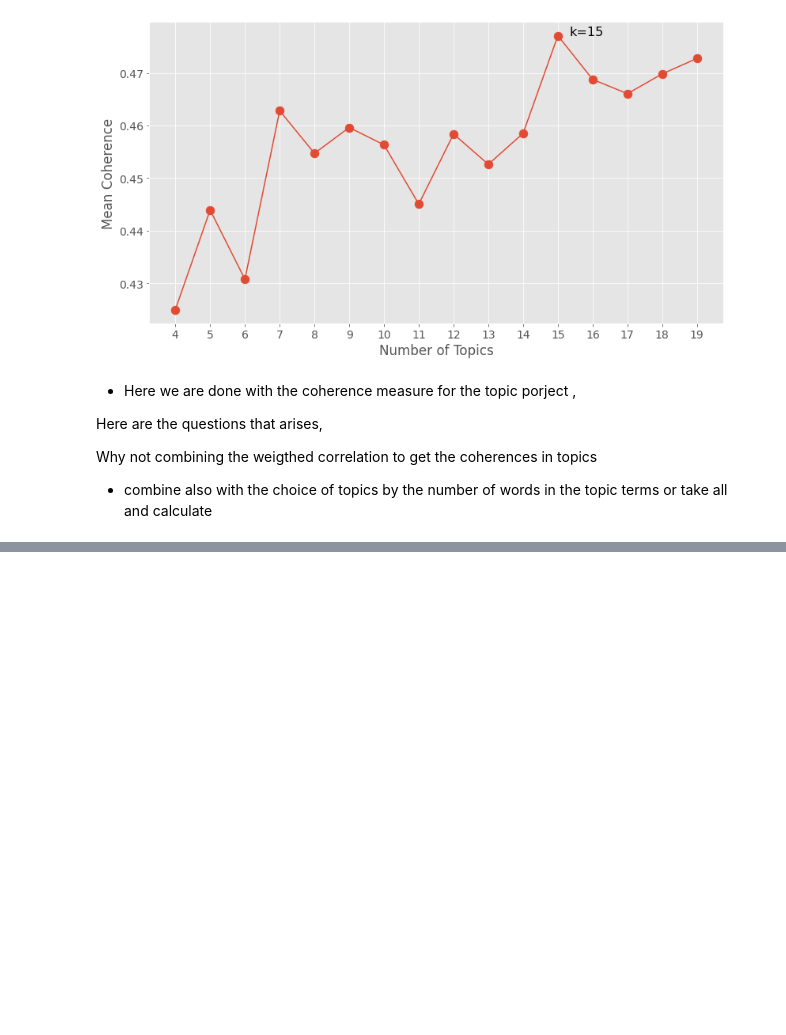
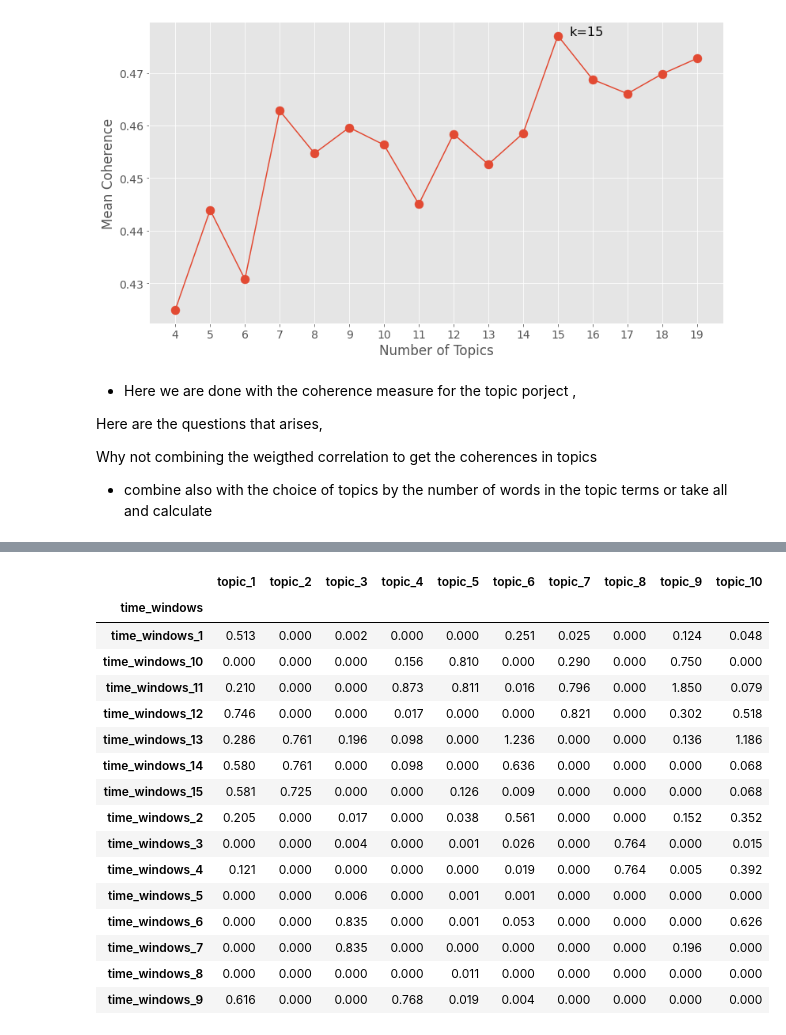
Before and after one commit to espoirMur/balobi_nini, a Jupyter notebook: notebooks/2.Dynamic_Topic_Modeling.ipynb, the cells around one changed output, grey strips where cells are left out. Saved outputs shown, nothing was run; the diff lists cells and outputs as text; code cells hidden in the pictures; blank space fills up the shorter version.

```diff
--- a/notebooks/2.Dynamic_Topic_Modeling.ipynb
+++ b/notebooks/2.Dynamic_Topic_Modeling.ipynb
@@ -502,0 +1016,20 @@ def create_topic_model(windows_doc):
+# %%
+time_windows_doc_topics
+# %% [output]
+|  | topic_1 | topic_2 | topic_3 | topic_4 | topic_5 | topic_6 | topic_7 | topic_8 | topic_9 | topic_10 |
+| time_windows |  |  |  |  |  |  |  |  |  |  |
+| time_windows_1 | 0.513 | 0.000 | 0.002 | 0.000 | 0.000 | 0.251 | 0.025 | 0.000 | 0.124 | 0.048 |
+| time_windows_10 | 0.000 | 0.000 | 0.000 | 0.156 | 0.810 | 0.000 | 0.290 | 0.000 | 0.750 | 0.000 |
+| time_windows_11 | 0.210 | 0.000 | 0.000 | 0.873 | 0.811 | 0.016 | 0.796 | 0.000 | 1.850 | 0.079 |
+| time_windows_12 | 0.746 | 0.000 | 0.000 | 0.017 | 0.000 | 0.000 | 0.821 | 0.000 | 0.302 | 0.518 |
+| time_windows_13 | 0.286 | 0.761 | 0.196 | 0.098 | 0.000 | 1.236 | 0.000 | 0.000 | 0.136 | 1.186 |
+| time_windows_14 | 0.580 | 0.761 | 0.000 | 0.098 | 0.000 | 0.636 | 0.000 | 0.000 | 0.000 | 0.068 |
+| time_windows_15 | 0.581 | 0.725 | 0.000 | 0.000 | 0.126 | 0.009 | 0.000 | 0.000 | 0.000 | 0.068 |
+| time_windows_2 | 0.205 | 0.000 | 0.017 | 0.000 | 0.038 | 0.561 | 0.000 | 0.000 | 0.152 | 0.352 |
+| time_windows_3 | 0.000 | 0.000 | 0.004 | 0.000 | 0.001 | 0.026 | 0.000 | 0.764 | 0.000 | 0.015 |
+| time_windows_4 | 0.121 | 0.000 | 0.000 | 0.000 | 0.000 | 0.019 | 0.000 | 0.764 | 0.005 | 0.392 |
+| time_windows_5 | 0.000 | 0.000 | 0.006 | 0.000 | 0.001 | 0.001 | 0.000 | 0.000 | 0.000 | 0.000 |
+| time_windows_6 | 0.000 | 0.000 | 0.835 | 0.000 | 0.001 | 0.053 | 0.000 | 0.000 | 0.000 | 0.626 |
+| time_windows_7 | 0.000 | 0.000 | 0.835 | 0.000 | 0.000 | 0.000 | 0.000 | 0.000 | 0.196 | 0.000 |
+| time_windows_8 | 0.000 | 0.000 | 0.000 | 0.000 | 0.011 | 0.000 | 0.000 | 0.000 | 0.000 | 0.000 |
+| time_windows_9 | 0.616 | 0.000 | 0.000 | 0.768 | 0.019 | 0.004 | 0.000 | 0.000 | 0.000 | 0.000 |
```
Also changed, not shown: parts of 57 cells of this notebook, 1 other file.
